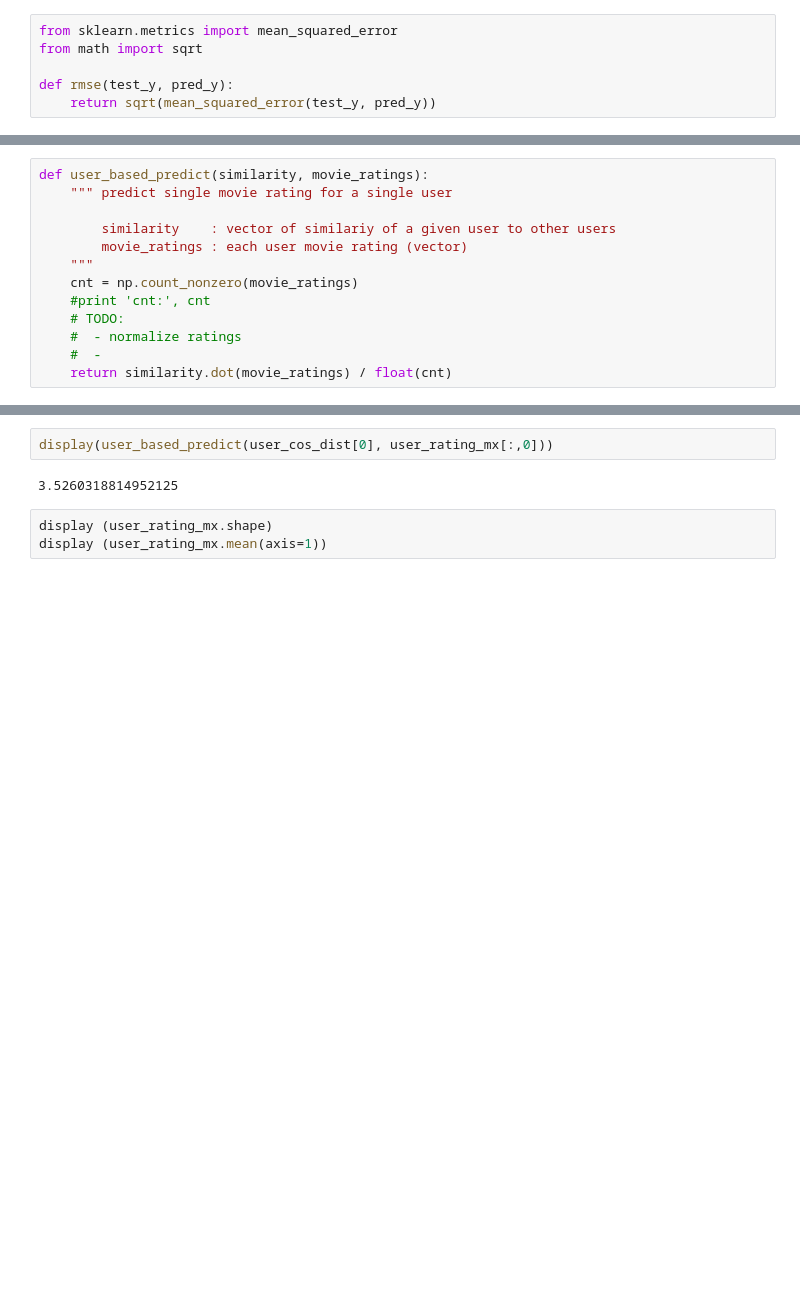
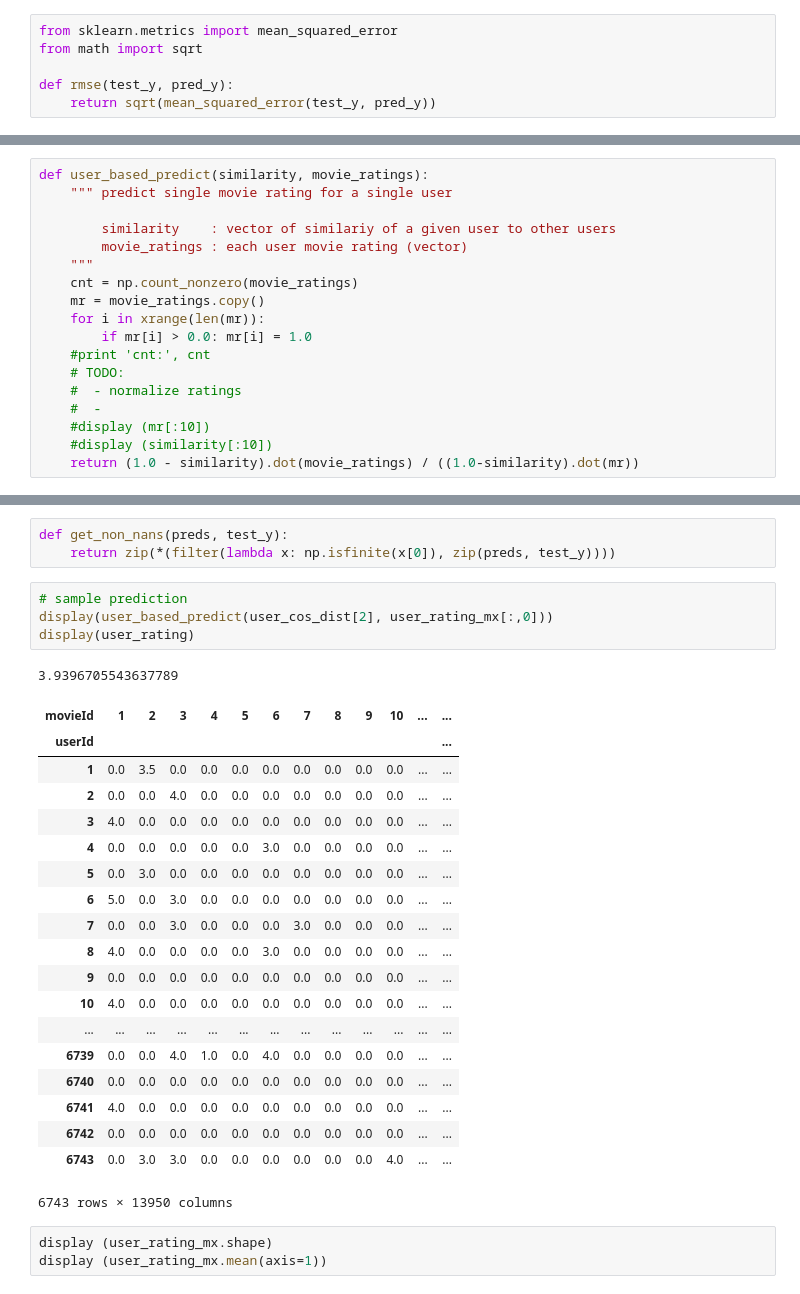
Before and after one commit to tysia2512/data-mining-movielens, a Jupyter notebook: movielens-recommender.ipynb, the cells around one changed output, grey strips where cells are left out. Cells and saved outputs as stored; diff of their text form; blank space fills up the shorter version.

```diff
--- a/movielens-recommender.ipynb
+++ b/movielens-recommender.ipynb
@@ -225,8 +228,13 @@ def user_based_predict(similarity, movie_ratings):
         movie_ratings : each user movie rating (vector)
     """
     cnt = np.count_nonzero(movie_ratings)
+    mr = movie_ratings.copy()
+    for i in xrange(len(mr)):
+        if mr[i] > 0.0: mr[i] = 1.0
     #print 'cnt:', cnt
     # TODO:
     #  - normalize ratings
     #  -
-    return similarity.dot(movie_ratings) / float(cnt)
+    #display (mr[:10])
+    #display (similarity[:10])
+    return (1.0 - similarity).dot(movie_ratings) / ((1.0-similarity).dot(mr))
@@ -233,7 +249,31 @@ def user_based_predict(similarity, movie_ratings):
+# %%
+def get_non_nans(preds, test_y):
+    return zip(*(filter(lambda x: np.isfinite(x[0]), zip(preds, test_y))))
 # %%
-display(user_based_predict(user_cos_dist[0], user_rating_mx[:,0]))
+# sample prediction
+display(user_based_predict(user_cos_dist[2], user_rating_mx[:,0]))
+display(user_rating)
 # %% [output]
-3.5260318814952125
+3.9396705543637789
+| movieId | 1 | 2 | 3 | 4 | 5 | 6 | 7 | 8 | 9 | 10 | ... | ... |
+| userId |  |  |  |  |  |  |  |  |  |  |  | ... |
+| 1 | 0.0 | 3.5 | 0.0 | 0.0 | 0.0 | 0.0 | 0.0 | 0.0 | 0.0 | 0.0 | ... | ... |
+| 2 | 0.0 | 0.0 | 4.0 | 0.0 | 0.0 | 0.0 | 0.0 | 0.0 | 0.0 | 0.0 | ... | ... |
+| 3 | 4.0 | 0.0 | 0.0 | 0.0 | 0.0 | 0.0 | 0.0 | 0.0 | 0.0 | 0.0 | ... | ... |
+| 4 | 0.0 | 0.0 | 0.0 | 0.0 | 0.0 | 3.0 | 0.0 | 0.0 | 0.0 | 0.0 | ... | ... |
+| 5 | 0.0 | 3.0 | 0.0 | 0.0 | 0.0 | 0.0 | 0.0 | 0.0 | 0.0 | 0.0 | ... | ... |
+| 6 | 5.0 | 0.0 | 3.0 | 0.0 | 0.0 | 0.0 | 0.0 | 0.0 | 0.0 | 0.0 | ... | ... |
+| 7 | 0.0 | 0.0 | 3.0 | 0.0 | 0.0 | 0.0 | 3.0 | 0.0 | 0.0 | 0.0 | ... | ... |
+| 8 | 4.0 | 0.0 | 0.0 | 0.0 | 0.0 | 3.0 | 0.0 | 0.0 | 0.0 | 0.0 | ... | ... |
+| 9 | 0.0 | 0.0 | 0.0 | 0.0 | 0.0 | 0.0 | 0.0 | 0.0 | 0.0 | 0.0 | ... | ... |
+| 10 | 4.0 | 0.0 | 0.0 | 0.0 | 0.0 | 0.0 | 0.0 | 0.0 | 0.0 | 0.0 | ... | ... |
+| ... | ... | ... | ... | ... | ... | ... | ... | ... | ... | ... | ... | ... |
+| 6739 | 0.0 | 0.0 | 4.0 | 1.0 | 0.0 | 4.0 | 0.0 | 0.0 | 0.0 | 0.0 | ... | ... |
+| 6740 | 0.0 | 0.0 | 0.0 | 0.0 | 0.0 | 0.0 | 0.0 | 0.0 | 0.0 | 0.0 | ... | ... |
+| 6741 | 4.0 | 0.0 | 0.0 | 0.0 | 0.0 | 0.0 | 0.0 | 0.0 | 0.0 | 0.0 | ... | ... |
+| 6742 | 0.0 | 0.0 | 0.0 | 0.0 | 0.0 | 0.0 | 0.0 | 0.0 | 0.0 | 0.0 | ... | ... |
+| 6743 | 0.0 | 3.0 | 3.0 | 0.0 | 0.0 | 0.0 | 0.0 | 0.0 | 0.0 | 4.0 | ... | ... |
+6743 rows × 13950 columns
 # %%
 display (user_rating_mx.shape)
 display (user_rating_mx.mean(axis=1))
```
Also changed, not shown: parts of 14 cells of this notebook.
